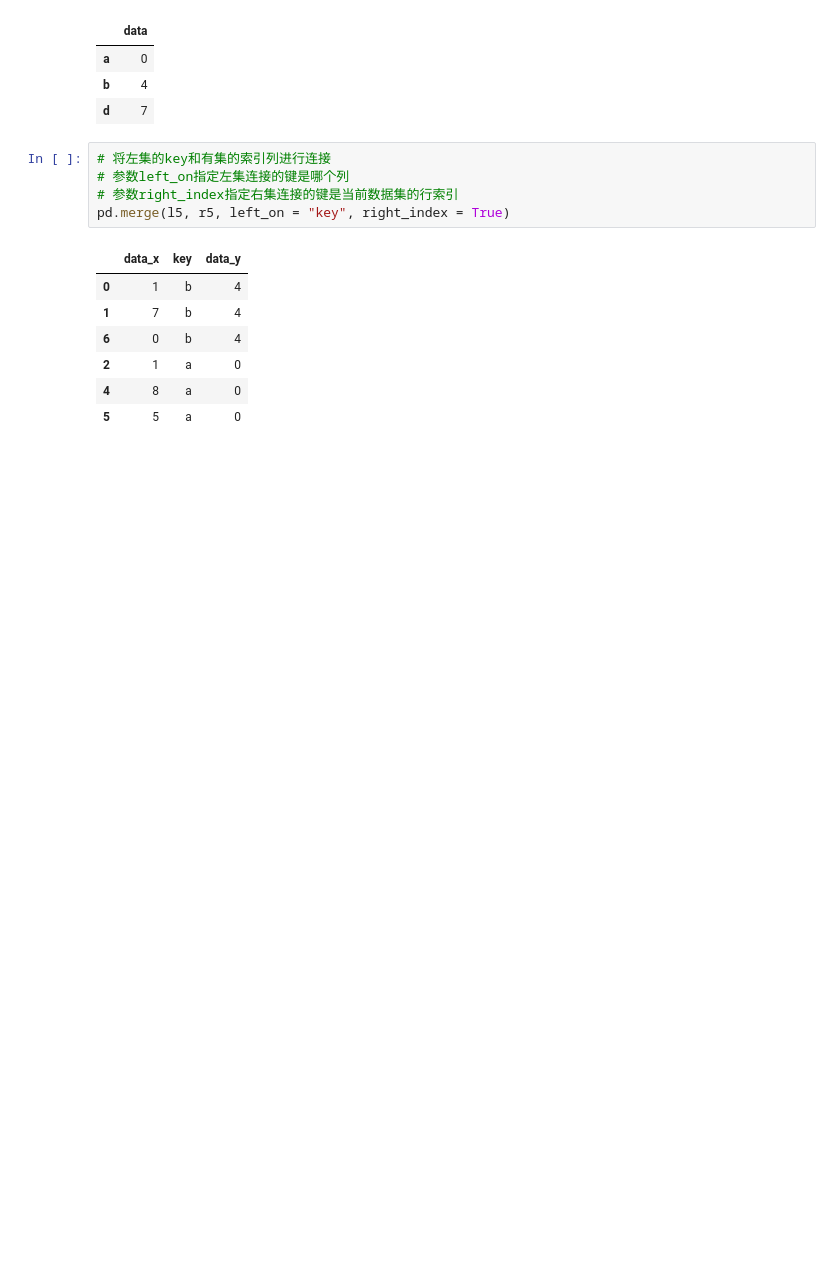
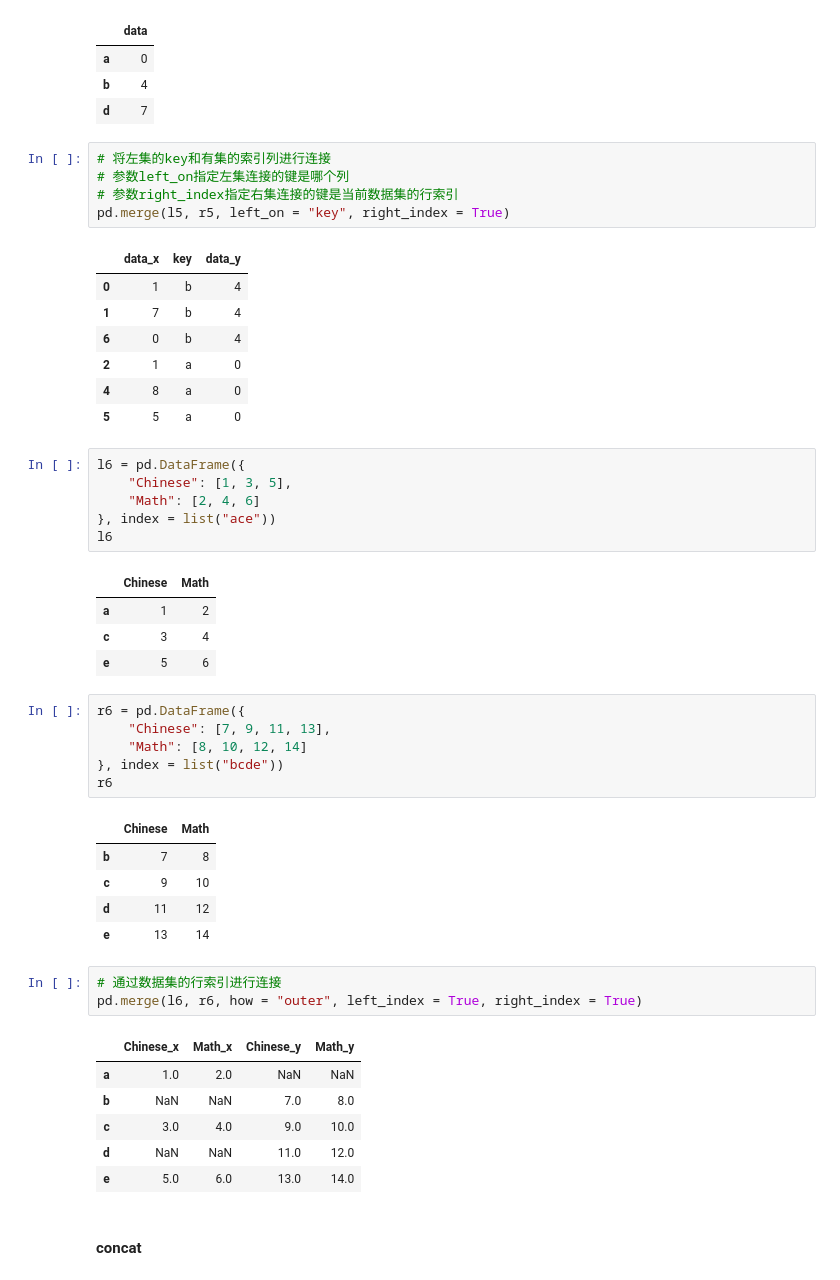
Before and after one commit to AirToSupply/odes-exp-py, a Jupyter notebook: ml/pandas/data-wrangling.ipynb, the cells around one changed output. Saved outputs shown, nothing was run; the diff lists cells and outputs as text; blank space fills up the shorter version.

```diff
--- a/ml/pandas/data-wrangling.ipynb
+++ b/ml/pandas/data-wrangling.ipynb
@@ -350,3 +350,38 @@ pd.merge(l5, r5, left_on = "key", right_index = True)
 | 2 | 1 | a | 0 |
 | 4 | 8 | a | 0 |
 | 5 | 5 | a | 0 |
+# %%
+l6 = pd.DataFrame({
+    "Chinese": [1, 3, 5],
+    "Math": [2, 4, 6]
+}, index = list("ace"))
+l6
+# %% [output]
+|  | Chinese | Math |
+| a | 1 | 2 |
+| c | 3 | 4 |
+| e | 5 | 6 |
+# %%
+r6 = pd.DataFrame({
+    "Chinese": [7, 9, 11, 13],
+    "Math": [8, 10, 12, 14]
+}, index = list("bcde"))
+r6
+# %% [output]
+|  | Chinese | Math |
+| b | 7 | 8 |
+| c | 9 | 10 |
+| d | 11 | 12 |
+| e | 13 | 14 |
+# %%
+# 通过数据集的行索引进行连接
+pd.merge(l6, r6, how = "outer", left_index = True, right_index = True)
+# %% [output]
+|  | Chinese_x | Math_x | Chinese_y | Math_y |
+| a | 1.0 | 2.0 | NaN | NaN |
+| b | NaN | NaN | 7.0 | 8.0 |
+| c | 3.0 | 4.0 | 9.0 | 10.0 |
+| d | NaN | NaN | 11.0 | 12.0 |
+| e | 5.0 | 6.0 | 13.0 | 14.0 |
+# %% [markdown]
+#### concat
```
Also changed, not shown: parts of 15 cells of this notebook, 1 other file.
